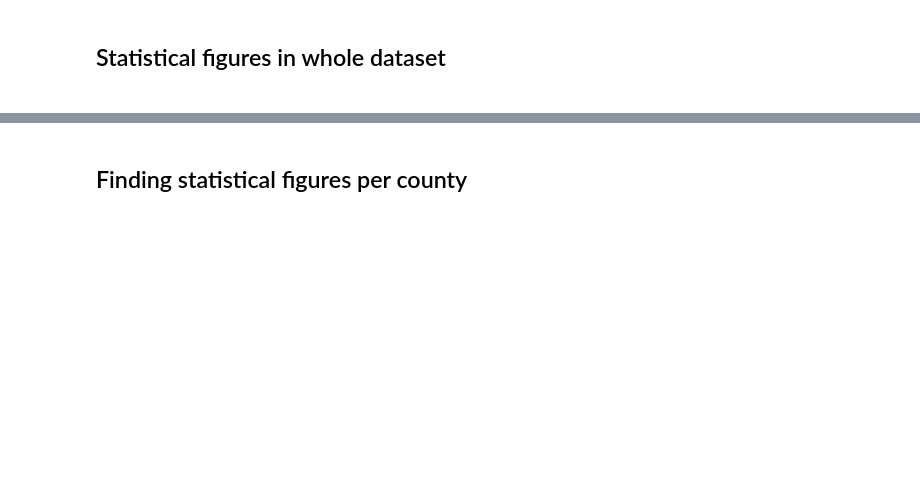
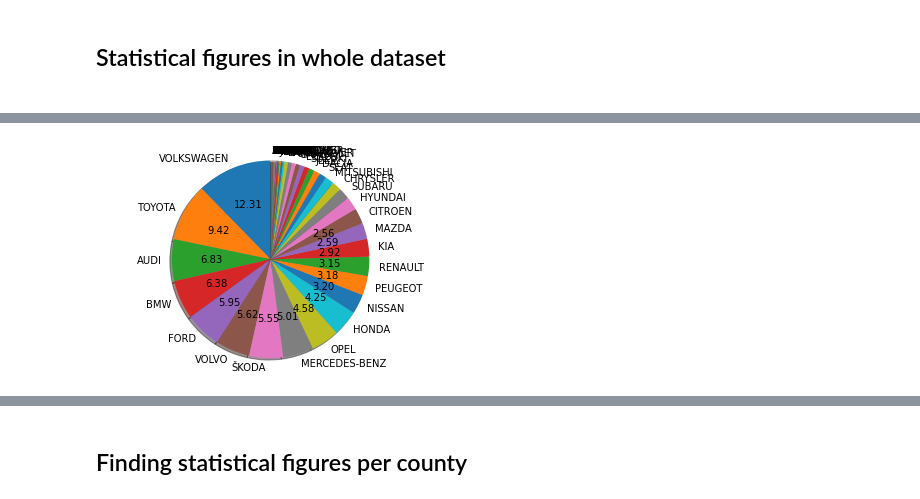
Before and after one commit to Rapur101/IDS2020Project, a Jupyter notebook: Data mining.ipynb, the cells around one changed output, grey strips where cells are left out. Saved outputs shown, nothing was run; the diff lists cells and outputs as text; code cells hidden in the pictures; blank space fills up the shorter version.

```diff
--- a/Data mining.ipynb
+++ b/Data mining.ipynb
@@ -103,0 +125,11 @@ Avg Mass: 1560.1629375197292
+# %%
+labels = get_new_labels(topBrands, topBrands.index)
+sizes = topBrands
+
+fig1, ax1 = plt.subplots()
+ax1.pie(sizes, labels=labels, autopct=my_autopct, shadow=True, startangle=90)
+ax1.axis('equal')
+
+plt.show()
+# %% [output]
+[figure, added]
```
Also changed, not shown: parts of 9 cells of this notebook, 2 other files.
